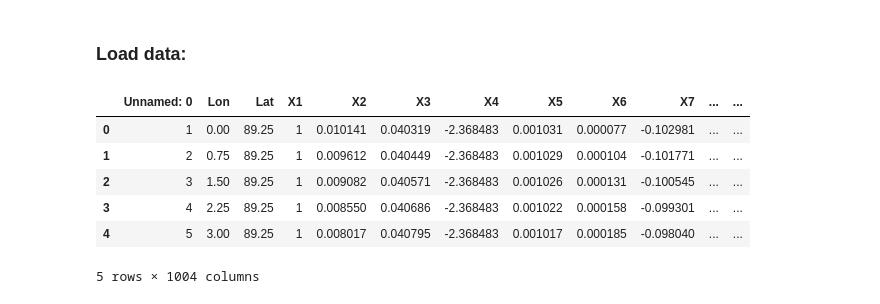
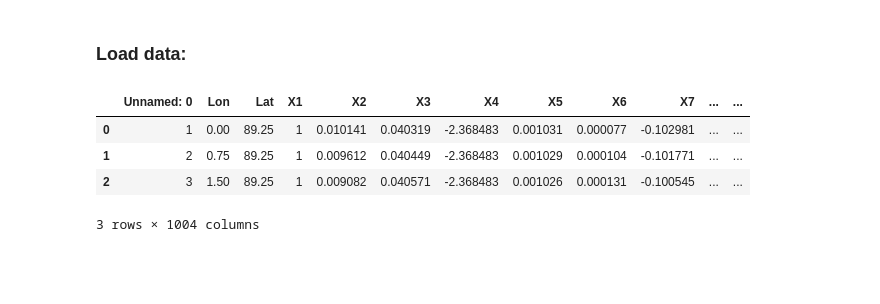
Before and after one commit to marvande/Non-linear-feature-extraction-of-the-stratoshpere, a Jupyter notebook: source/data.ipynb, the cells around one changed output. Saved outputs shown, nothing was run; the diff lists cells and outputs as text; code cells hidden in the pictures; blank space fills up the shorter version.

```diff
--- a/source/data.ipynb
+++ b/source/data.ipynb
@@ -10,16 +17,14 @@ import numpy as np
 # %% [markdown]
 ### Load data:
 # %%
-anomalies_cf = pd.read_csv('../data/anomalies_coefficients.csv')
-raw_cf = pd.read_csv('../data/raw_data_coefficients.csv')
-basis_cv = pd.read_csv('../data/basis_functions.csv')
+anomalies_cf = pd.read_csv('../data/anomalies_coefficients.csv', sep = ',')
+raw_cf = pd.read_csv('../data/raw_data_coefficients.csv', sep = ',')
+basis_cv = pd.read_csv('../data/basis_functions.csv', sep = ',')
 # %%
-basis_cv.head()
+basis_cv.head(3)
 # %% [output]
 |  | Unnamed: 0 | Lon | Lat | X1 | X2 | X3 | X4 | X5 | X6 | X7 | ... | ... |
 | 0 | 1 | 0.00 | 89.25 | 1 | 0.010141 | 0.040319 | -2.368483 | 0.001031 | 0.000077 | -0.102981 | ... | ... |
 | 1 | 2 | 0.75 | 89.25 | 1 | 0.009612 | 0.040449 | -2.368483 | 0.001029 | 0.000104 | -0.101771 | ... | ... |
 | 2 | 3 | 1.50 | 89.25 | 1 | 0.009082 | 0.040571 | -2.368483 | 0.001026 | 0.000131 | -0.100545 | ... | ... |
-| 3 | 4 | 2.25 | 89.25 | 1 | 0.008550 | 0.040686 | -2.368483 | 0.001022 | 0.000158 | -0.099301 | ... | ... |
-| 4 | 5 | 3.00 | 89.25 | 1 | 0.008017 | 0.040795 | -2.368483 | 0.001017 | 0.000185 | -0.098040 | ... | ... |
-5 rows × 1004 columns
+3 rows × 1004 columns
```
Also changed, not shown: parts of 13 cells of this notebook, 1 other file.
